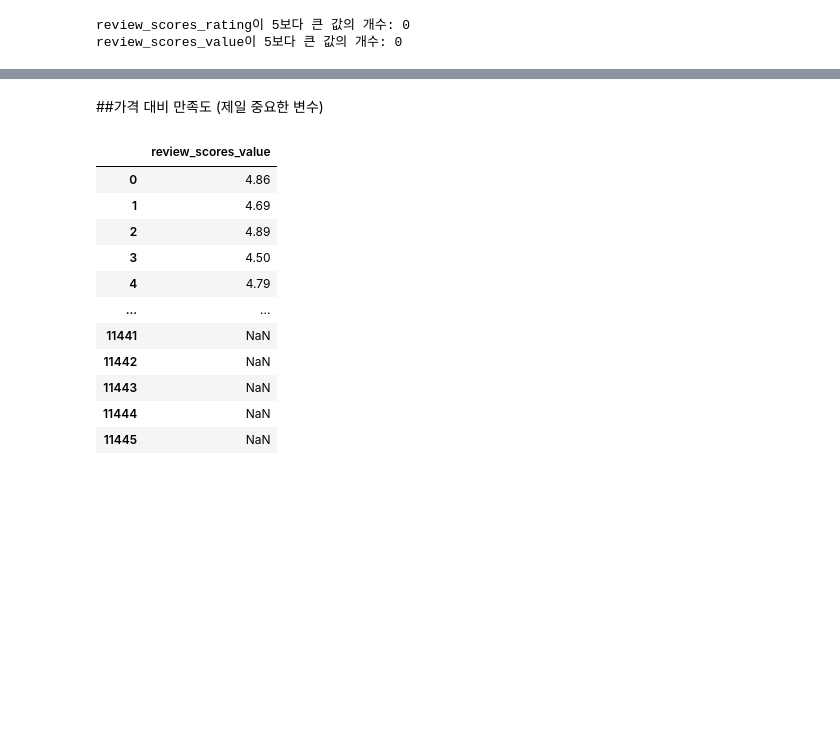
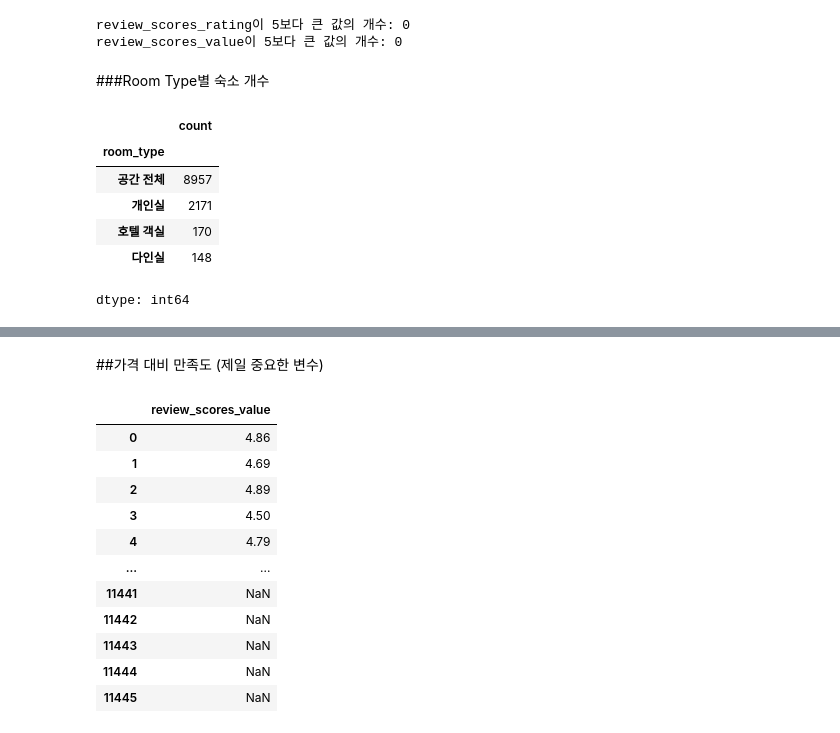
Before and after one commit to DogwonLee/Final-Team2, a Jupyter notebook: 파이널프로젝트_이도권.ipynb, the cells around one changed output, grey strips where cells are left out. Saved outputs shown, nothing was run; the diff lists cells and outputs as text; code cells hidden in the pictures; blank space fills up the shorter version.

```diff
--- a/파이널프로젝트_이도권.ipynb
+++ b/파이널프로젝트_이도권.ipynb
@@ -231,3 +231,15 @@ print(f"review_scores_value이 5보다 큰 값의 개수: {num_value_greater_tha
 # %% [output]
 review_scores_rating이 5보다 큰 값의 개수: 0
 review_scores_value이 5보다 큰 값의 개수: 0
+# %% [markdown]
+###Room Type별 숙소 개수
+# %%
+data['room_type'].value_counts()
+# %% [output]
+|  | count |
+| room_type |  |
+| 공간 전체 | 8957 |
+| 개인실 | 2171 |
+| 호텔 객실 | 170 |
+| 다인실 | 148 |
+dtype: int64
```
Also changed, not shown: parts of 25 cells of this notebook.
